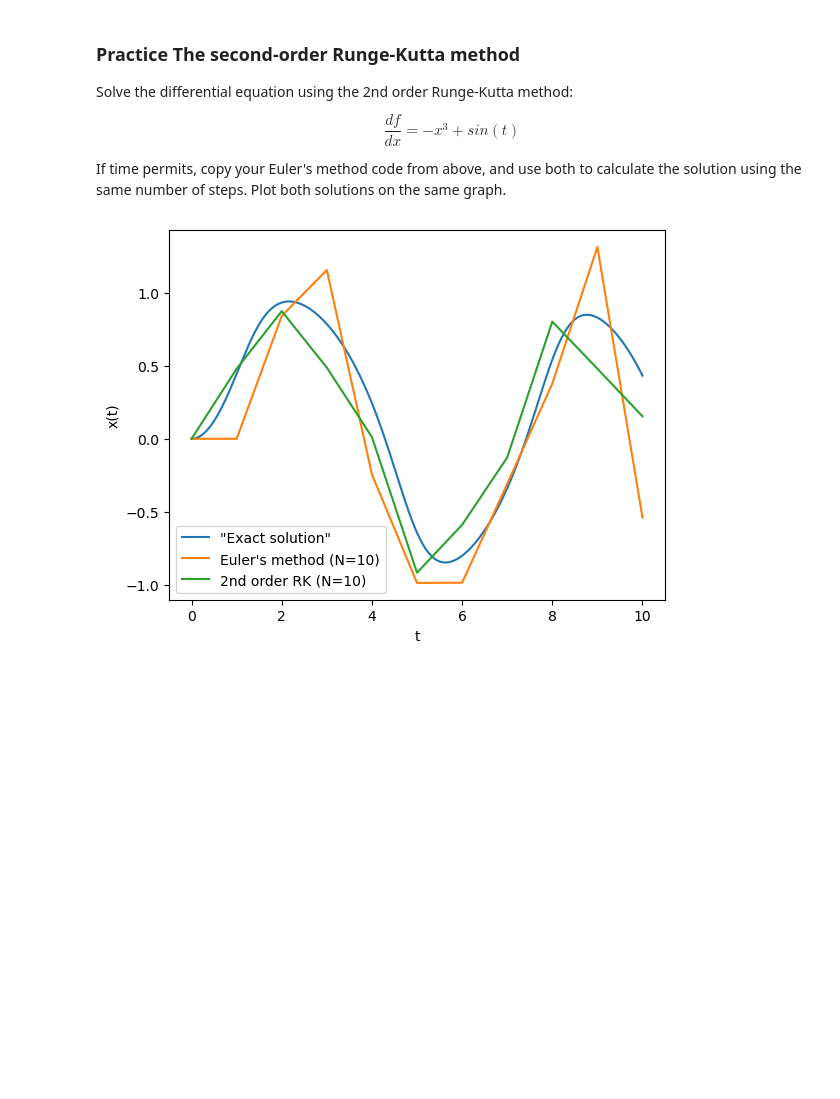
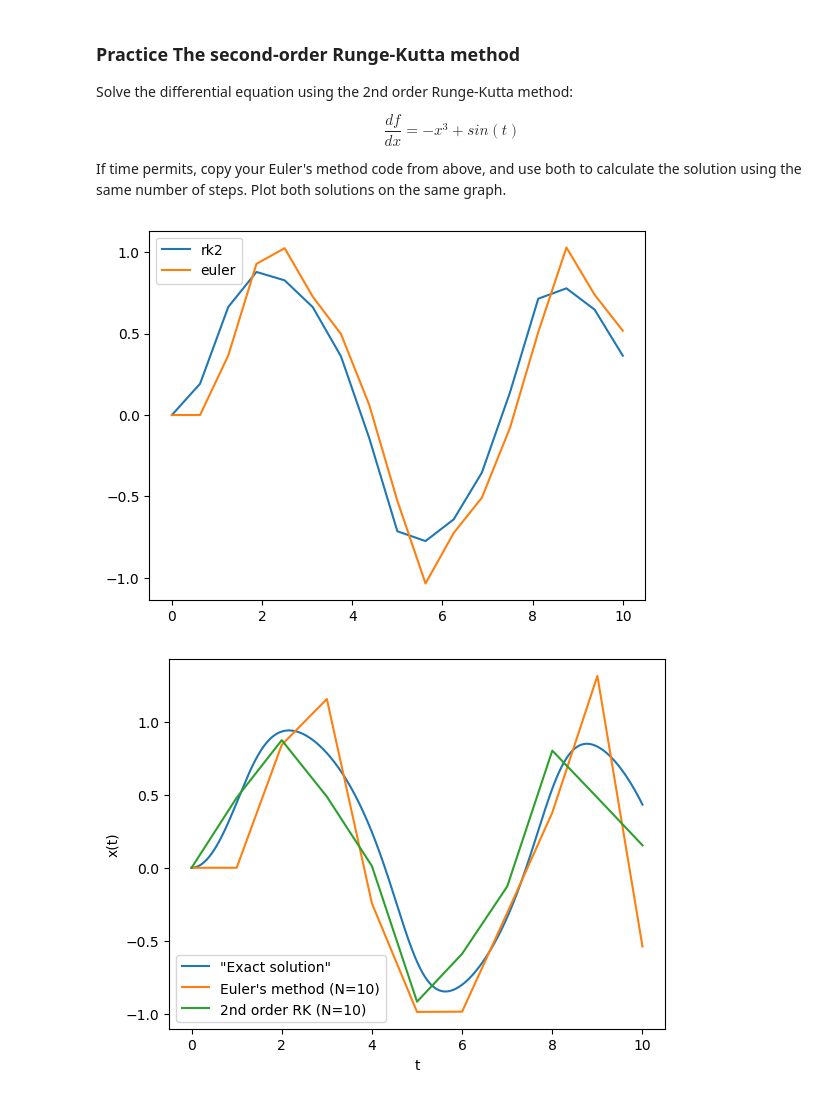
Before and after one commit to AcamaroCutcher/Computational-Physics, a Jupyter notebook: Class Notes/ph322_lecture11_may07_2026_prelecture.ipynb, the cells around one changed output. Drawn from its saved outputs; the diff is of its cells as text; code cells hidden in the pictures; blank space fills up the shorter version.

```diff
--- a/Class Notes/ph322_lecture11_may07_2026_prelecture.ipynb
+++ b/Class Notes/ph322_lecture11_may07_2026_prelecture.ipynb
@@ -314,6 +314,54 @@ $$
 $$
 
 If time permits, copy your Euler's method code from above, and use both to calculate the solution using the same number of steps. Plot both solutions on the same graph.
+# %%
+import numpy as np
+import matplotlib.pyplot as plt
+
+def df(x,t):
+    return -x**3 + np.sin(t)
+
+def rk2(f, t_start, t_end, N_steps, y0):
+
+    h = (t_end - t_start)/ N_steps
+    time_steps = np.arange(t_start, t_end + h, h)
+    approx_val = np.zeros_like(time_steps)
+
+    approx_val[0] = y0
+
+    for i in range(1, time_steps.shape[0]):
+        x = approx_val[i-1]
+        t = time_steps[i-1]
+        x_m = x + h/2 * f(x,t)
+        t_m = t + h/2
+        approx_val[i] = x + h*f(x_m, t_m)
+
+    return time_steps, approx_val
+
+time_steps, approx_val = rk2(df, 0, 10, 16, 0)
+
+def euler(df, a, b, N, y0):
+    h = (b - a)/N
+    time_values = np.arange(a,b+ h, h)
+    approx_values = np.zeros_like(time_values)
+    approx_values[0] = y0
+
+    for i in range(1, time_values.shape[0]):
+        x = approx_values[i-1]
+        t = time_values[i-1]
+        approx_values[i] = x + h * df(x, t)
+
+    return time_values, approx_values
+
+time_values_1, approx_values_1 = euler(df, 0,10,16,0)
+
+
+plt.plot(time_steps, approx_val, label="rk2")
+plt.plot(time_values_1, approx_values_1, label="euler")
+plt.legend()
+plt.show()
+# %% [output]
+[figure, added]
 # %%
 # Use 2nd order RK method solve a first-order ODE
 # %% [output]
```
Also changed, not shown: parts of 3 cells of this notebook.
